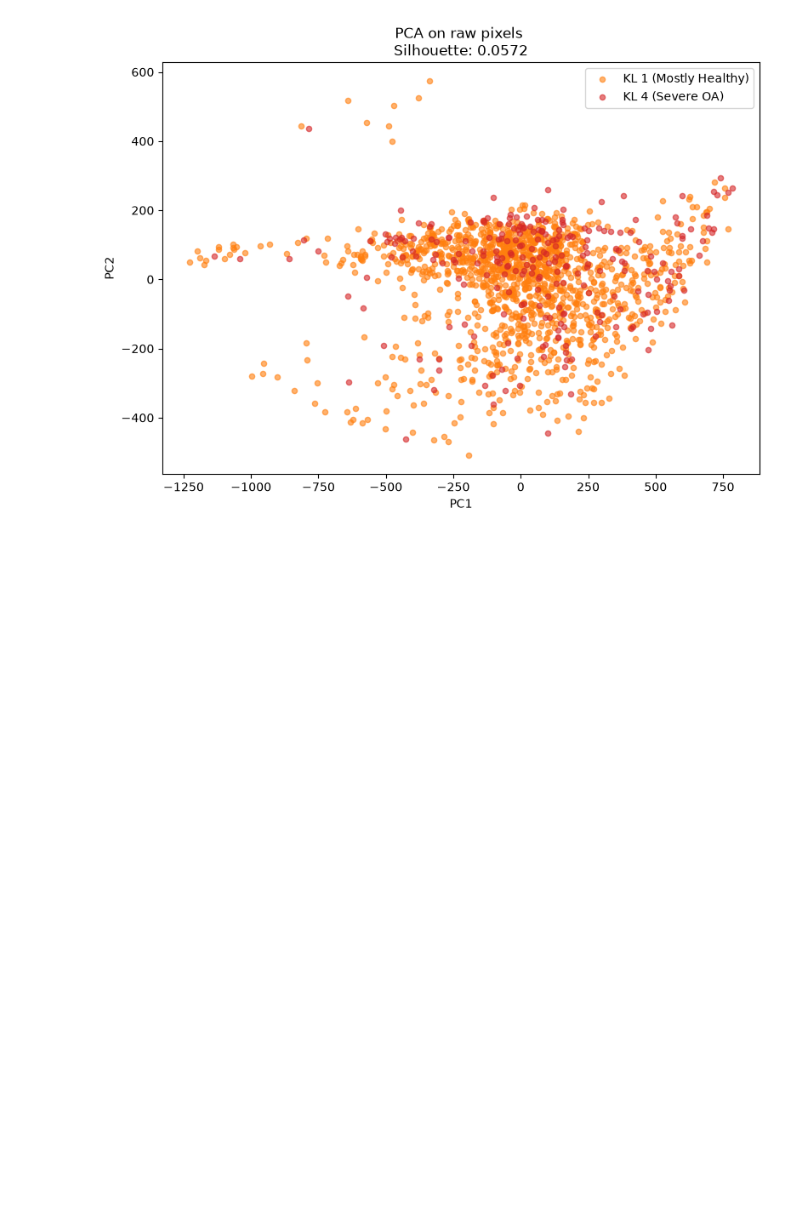
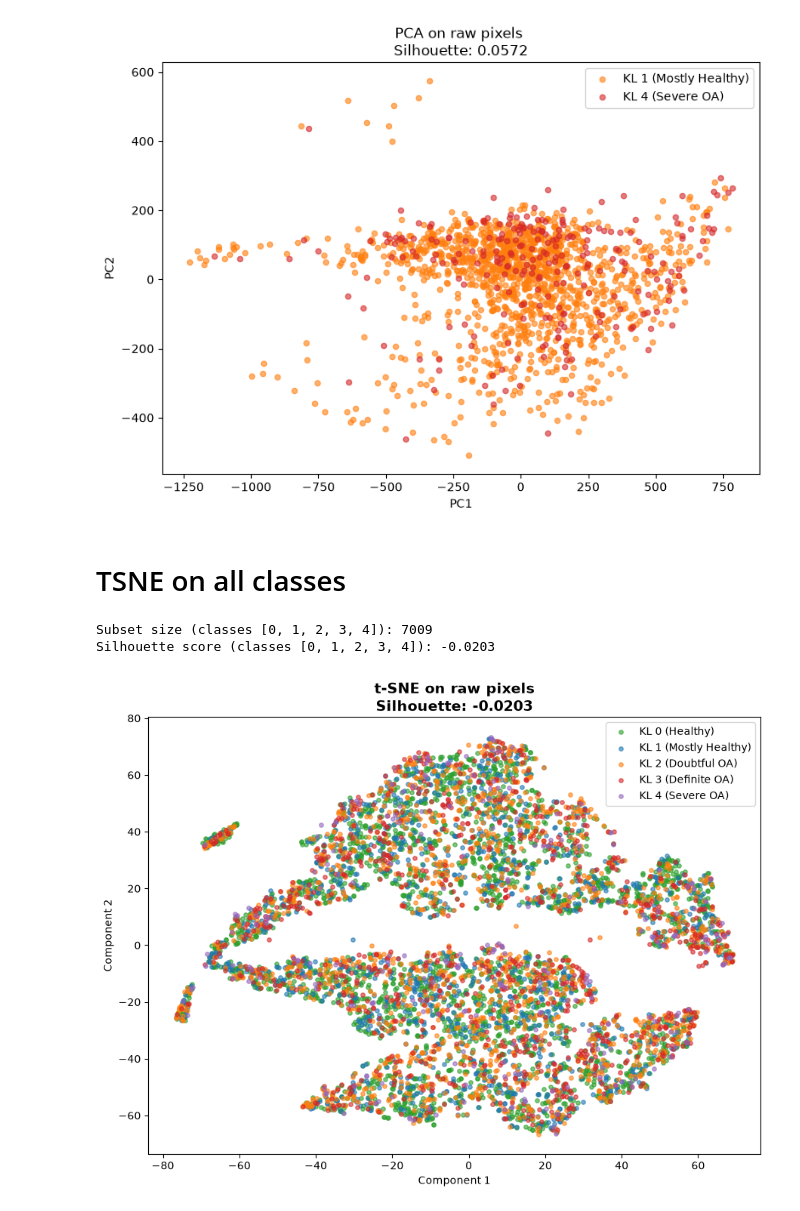
Before and after one commit to mikakia/knee_osteo, a Jupyter notebook: notebooks/eda.ipynb, the cells around one changed output. Cells and saved outputs as stored; diff of their text form; code cells hidden in the pictures; blank space fills up the shorter version.

Commit message:
Tsne and KMeans

```diff
--- a/notebooks/eda.ipynb
+++ b/notebooks/eda.ipynb
@@ -322,3 +327,5 @@ compare_classes_pca(knee_images, 1, 4,
 Class 1 vs 4 subset size: 1593
 Silhouette score class 1 vs 4: 0.0572
 [figure]
+# %% [markdown]
+# TSNE on all classes
@@ -324,0 +387,15 @@ Silhouette score class 1 vs 4: 0.0572
+# %%
+class_labels = {
+    0: 'KL 0 (Healthy)',
+    1: 'KL 1 (Mostly Healthy)',
+    2: 'KL 2 (Doubtful OA)',
+    3: 'KL 3 (Definite OA)',
+    4: 'KL 4 (Severe OA)'
+}
+colors = {0: 'tab:green', 1: 'tab:blue', 2: 'tab:orange', 3: 'tab:red', 4: 'tab:purple'}
+
+compare_classes_tsne(knee_images, [0, 1, 2, 3, 4], colors, class_labels)
+# %% [output]
+Subset size (classes [0, 1, 2, 3, 4]): 7009
+Silhouette score (classes [0, 1, 2, 3, 4]): -0.0203
+[figure, added]
```
Also changed, not shown: parts of 7 cells of this notebook.
